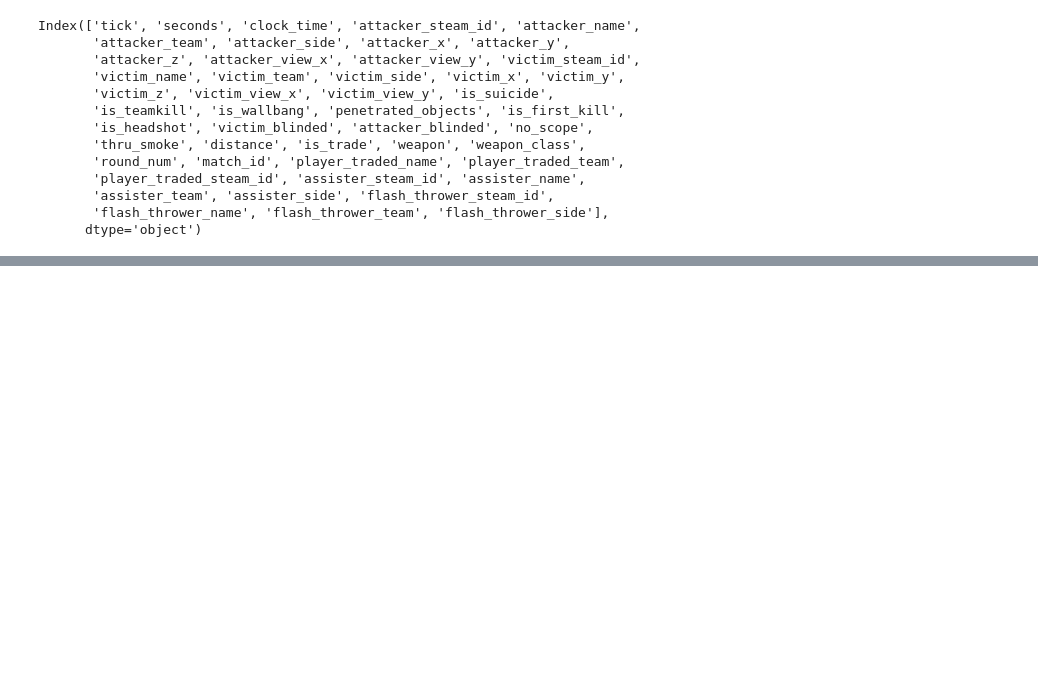
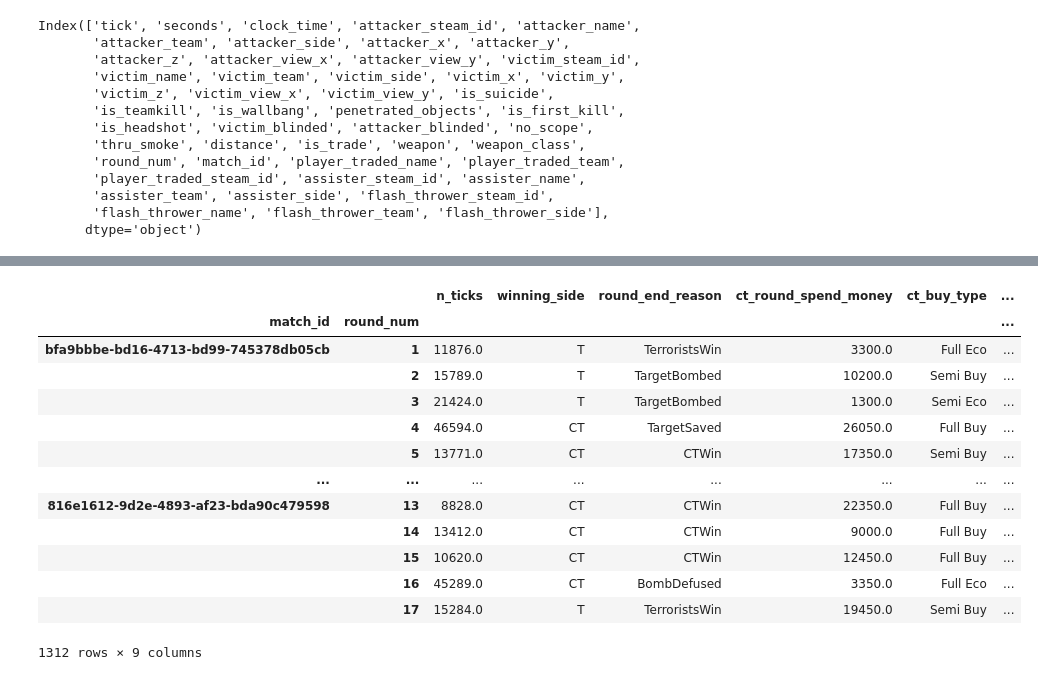
Before and after one commit to khemingkapat/csgo_model, a Jupyter notebook: main.ipynb, the cells around one changed output, grey strips where cells are left out. Cells and saved outputs as stored; diff of their text form; code cells hidden in the pictures; blank space fills up the shorter version.

```diff
--- a/main.ipynb
+++ b/main.ipynb
@@ -322,0 +302,6 @@ idx_sm_df.loc[(selected_match.match_id,selected_round)]
+# %%
+round_kills = kills_df\
+.groupby(["match_id","round_num"]).agg(
+    ct_kills=("attacker_side",lambda side : (side == "CT").sum()),
+    t_kills=("attacker_side",lambda side : (side == "T").sum())
+)
@@ -322,0 +320,7 @@ idx_sm_df.loc[(selected_match.match_id,selected_round)]
+# %%
+idx_r_df = rounds_df.set_index(["match_id","round_num"])
+idx_r_df["n_ticks"] = idx_r_df["end_tick"] - idx_r_df["start_tick"]
+idx_r_df = idx_r_df[["n_ticks","winning_side","round_end_reason",
+                     "ct_round_spend_money","ct_buy_type",
+                    "t_round_spend_money","t_buy_type"]]
+idx_r_df.head(5)
@@ -322,0 +352,17 @@ idx_sm_df.loc[(selected_match.match_id,selected_round)]
+# %%
+pd.concat([idx_r_df,round_kills],axis=1).dropna(how="all")
+# %% [output]
+|  |  | n_ticks | winning_side | round_end_reason | ct_round_spend_money | ct_buy_type | ... |
+| match_id | round_num |  |  |  |  |  | ... |
+| bfa9bbbe-bd16-4713-bd99-745378db05cb | 1 | 11876.0 | T | TerroristsWin | 3300.0 | Full Eco | ... |
+|  | 2 | 15789.0 | T | TargetBombed | 10200.0 | Semi Buy | ... |
+|  | 3 | 21424.0 | T | TargetBombed | 1300.0 | Semi Eco | ... |
+|  | 4 | 46594.0 | CT | TargetSaved | 26050.0 | Full Buy | ... |
+|  | 5 | 13771.0 | CT | CTWin | 17350.0 | Semi Buy | ... |
+| ... | ... | ... | ... | ... | ... | ... | ... |
+| 816e1612-9d2e-4893-af23-bda90c479598 | 13 | 8828.0 | CT | CTWin | 22350.0 | Full Buy | ... |
+|  | 14 | 13412.0 | CT | CTWin | 9000.0 | Full Buy | ... |
+|  | 15 | 10620.0 | CT | CTWin | 12450.0 | Full Buy | ... |
+|  | 16 | 45289.0 | CT | BombDefused | 3350.0 | Full Eco | ... |
+|  | 17 | 15284.0 | T | TerroristsWin | 19450.0 | Semi Buy | ... |
+1312 rows × 9 columns
```
Also changed, not shown: parts of 9 cells of this notebook.
